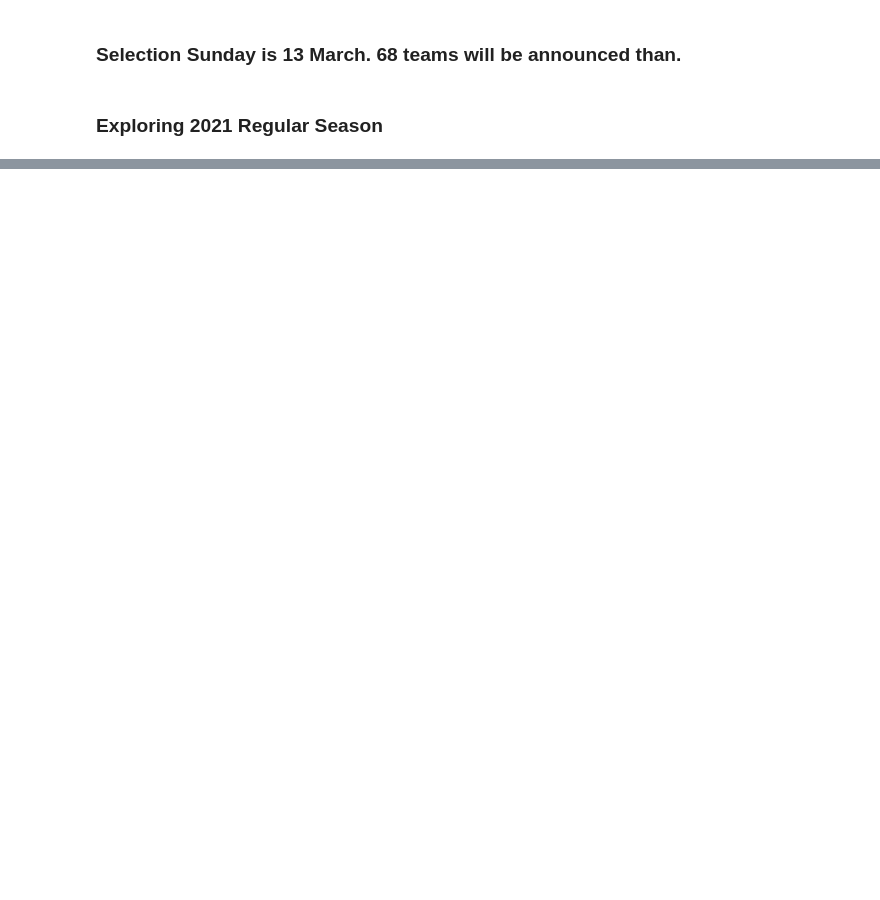
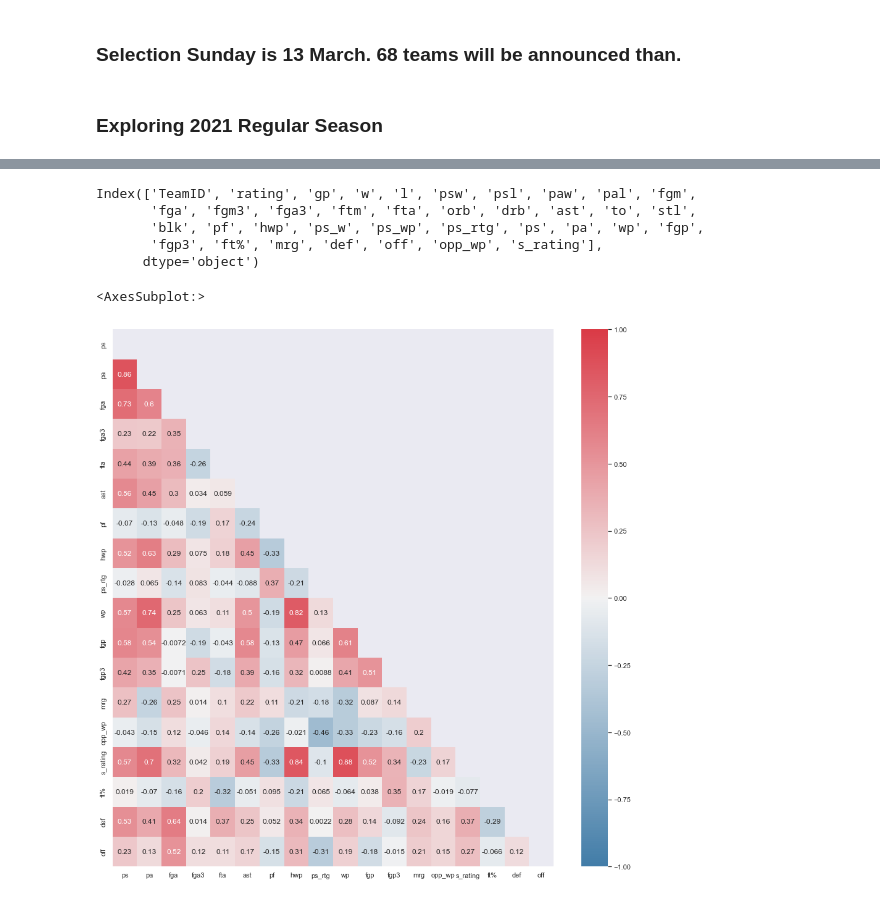
Before and after one commit to ozgunhaznedar/march_madness, a Jupyter notebook: notebooks/OH_regular.ipynb, the cells around one changed output, grey strips where cells are left out. Cells and saved outputs as stored; diff of their text form; code cells hidden in the pictures; blank space fills up the shorter version.

```diff
--- a/notebooks/OH_regular.ipynb
+++ b/notebooks/OH_regular.ipynb
@@ -449,8 +461,0 @@ df_lt.sort_values("wp", ascending=False)[
-# %%
-# correleations
-sns.set(rc={"figure.figsize": (12, 12)})
-corr = df_lt[["orb", "drb", "ast", "hwp", "wp", "fgp", "fgp3", "mrg", "opp_wp"]].corr()
-mask = np.triu(np.ones_like(corr, dtype=bool))
-cmap = sns.diverging_palette(240, 10, as_cmap=True)
-
-sns.heatmap(corr, mask=mask, vmin=-1, vmax=1, cmap=cmap, annot=True)
@@ -459,0 +489,41 @@ sns.heatmap(corr, mask=mask, vmin=-1, vmax=1, cmap=cmap, annot=True)
+# %%
+df_seeded.columns
+# %% [output]
+Index(['TeamID', 'rating', 'gp', 'w', 'l', 'psw', 'psl', 'paw', 'pal', 'fgm',
+       'fga', 'fgm3', 'fga3', 'ftm', 'fta', 'orb', 'drb', 'ast', 'to', 'stl',
+       'blk', 'pf', 'hwp', 'ps_w', 'ps_wp', 'ps_rtg', 'ps', 'pa', 'wp', 'fgp',
+       'fgp3', 'ft%', 'mrg', 'def', 'off', 'opp_wp', 's_rating'],
+      dtype='object')
+# %%
+#  The variables that are thought to be explanatory are selected
+exog = [
+    "ps",
+    "pa",
+    "fga",
+    "fga3",
+    "fta",
+    "ast",
+    "pf",
+    "hwp",
+    "ps_rtg",
+    "wp",
+    "fgp",
+    "fgp3",
+    "mrg",
+    "opp_wp",
+    "s_rating",
+    "ft%",
+    "def",
+    "off",
+]
+# %%
+# correleations
+sns.set(rc={"figure.figsize": (16, 16)})
+corr = df_seeded[exog].corr()
+mask = np.triu(np.ones_like(corr, dtype=bool))
+cmap = sns.diverging_palette(240, 10, as_cmap=True)
+
+sns.heatmap(corr, mask=mask, vmin=-1, vmax=1, cmap=cmap, annot=True)
+# %% [output]
+<AxesSubplot:>
+[figure, added]
```
Also changed, not shown: parts of 27 cells of this notebook, 2 other files.
